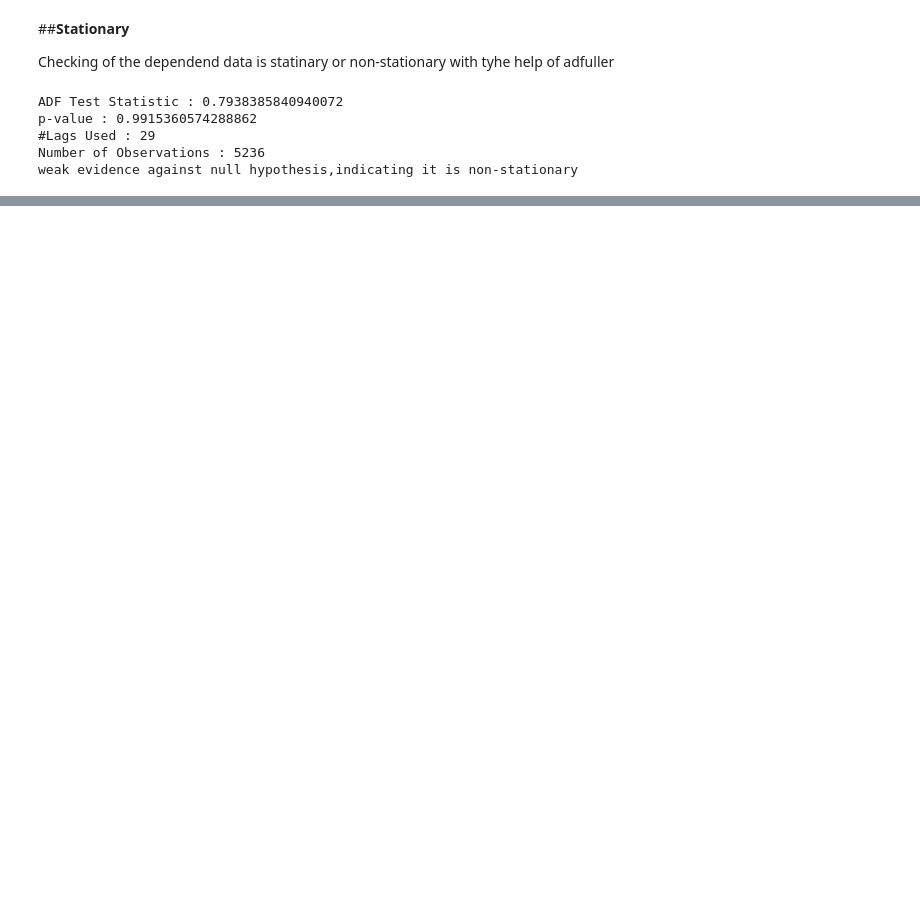
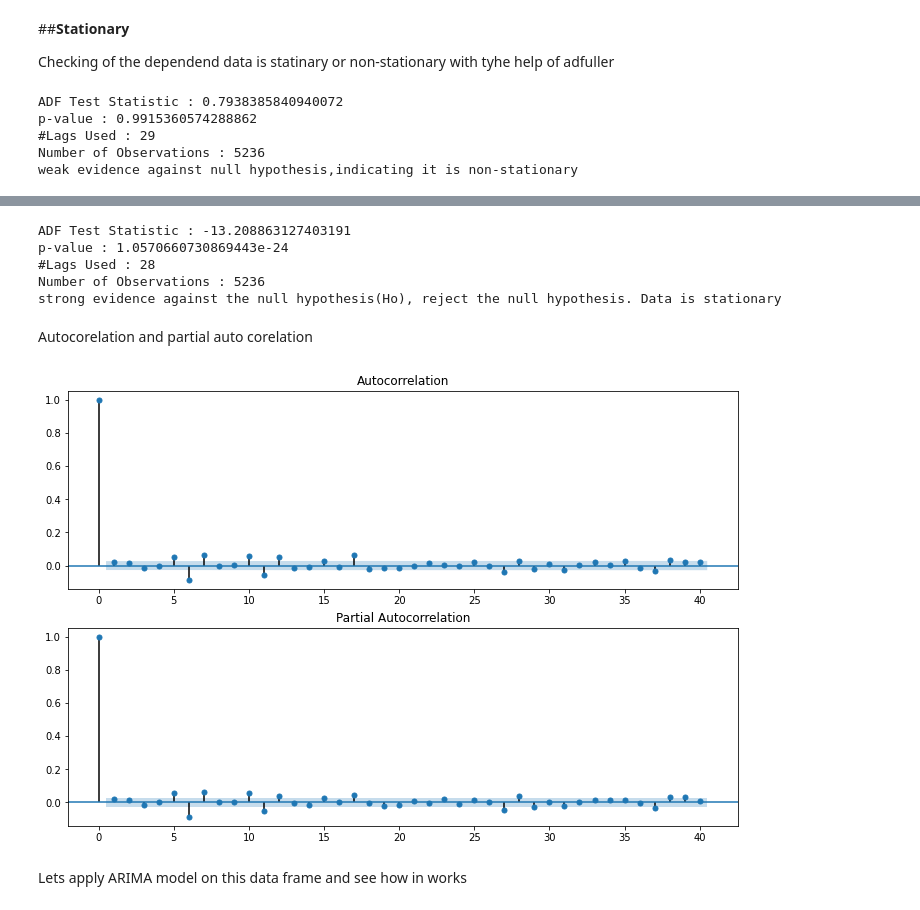
Before and after one commit to rajatpal00/Close-Price--Prediction-of-Nifty50-, a Jupyter notebook: Rajat_Pal_Capstone_project_on_Nifty50_.ipynb, the cells around one changed output, grey strips where cells are left out. Drawn from its saved outputs; the diff is of its cells as text; code cells hidden in the pictures; blank space fills up the shorter version.

```diff
--- a/Rajat_Pal_Capstone_project_on_Nifty50_.ipynb
+++ b/Rajat_Pal_Capstone_project_on_Nifty50_.ipynb
@@ -174,0 +209,2 @@ so by above graph we can see that current value and previous value is linearly r
+# %%
+data_df['Close First Difference'] = data_df['Close'] - data_df['Close'].shift(1)
@@ -174,0 +228,22 @@ so by above graph we can see that current value and previous value is linearly r
+# %%
+adfuller_test(data_df['Close First Difference'].dropna())
+# %% [output]
+ADF Test Statistic : -13.208863127403191
+p-value : 1.0570660730869443e-24
+#Lags Used : 28
+Number of Observations : 5236
+strong evidence against the null hypothesis(Ho), reject the null hypothesis. Data is stationary
+# %% [markdown]
+Autocorelation and partial auto corelation
+# %%
+from statsmodels.graphics.tsaplots import plot_acf,plot_pacf
+import statsmodels.api as sm
+fig = plt.figure(figsize=(12,8))
+ax1 = fig.add_subplot(211)
+fig = sm.graphics.tsa.plot_acf(data_df['Close First Difference'].dropna(),lags=40,ax=ax1)
+ax2 = fig.add_subplot(212)
+fig = sm.graphics.tsa.plot_pacf(data_df['Close First Difference'].dropna(),lags=40,ax=ax2)
+# %% [output]
+[figure, added]
+# %% [markdown]
+Lets apply ARIMA model on this data frame and see how in works
```
Also changed, not shown: parts of 43 cells of this notebook.
